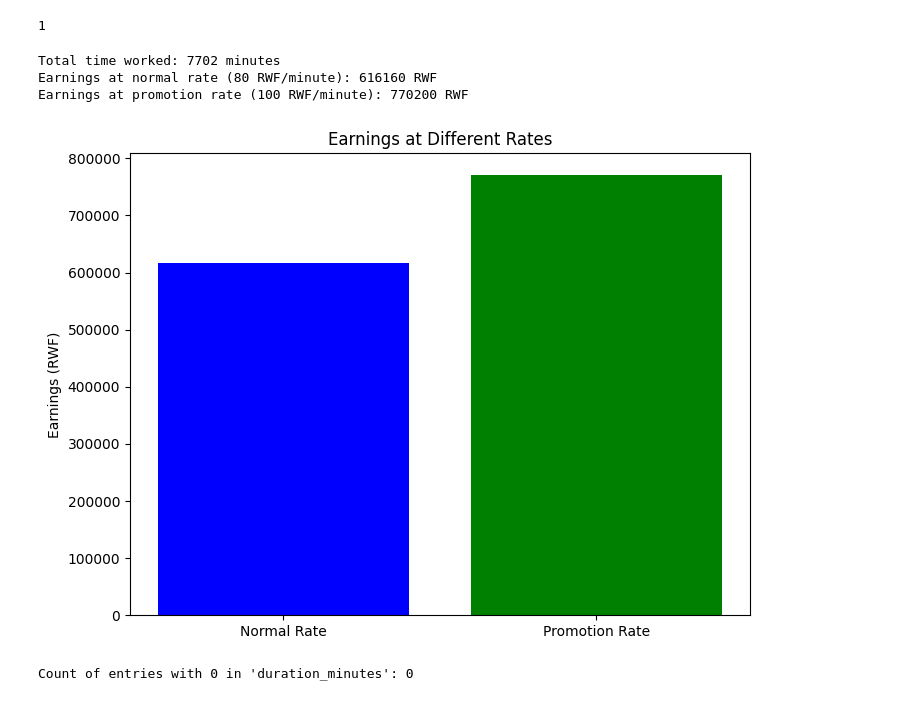
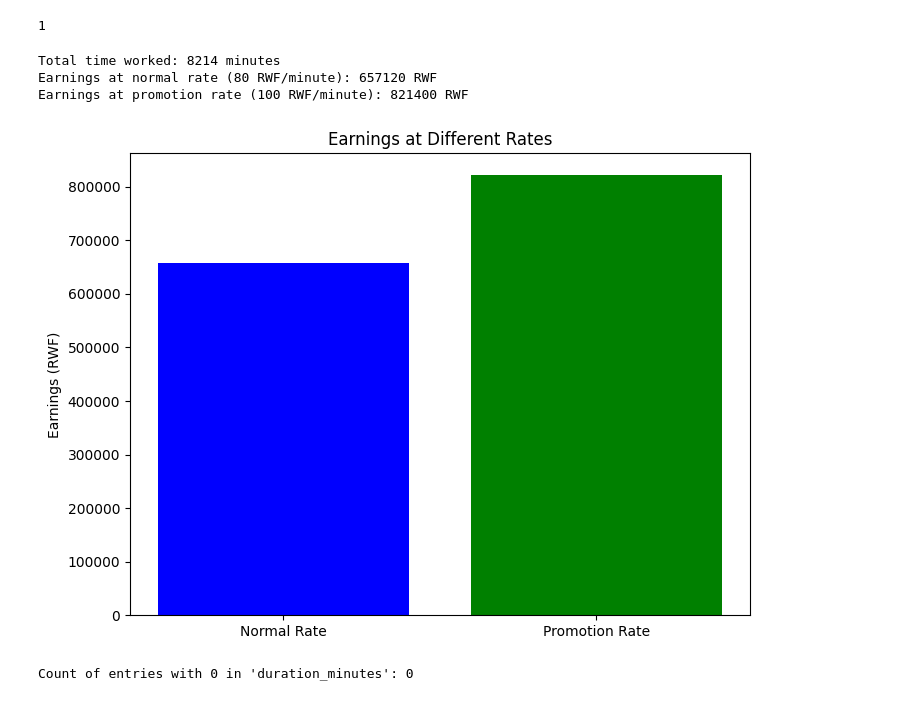
Before and after one commit to Nindenkawe/Playground_Python, a Jupyter notebook: exerciseB/File_manupulation/py_basics.ipynb, the cells around one changed output. Saved outputs shown, nothing was run; the diff lists cells and outputs as text; code cells hidden in the pictures.

```diff
--- a/exerciseB/File_manupulation/py_basics.ipynb
+++ b/exerciseB/File_manupulation/py_basics.ipynb
@@ -167,7 +167,7 @@ def minutes_between_times(start_time, end_time):
     return int(time_difference)
 
 # Read the CSV file into a Pandas DataFrame
-df = pd.read_csv('../File_manupulation/October_minutes - withdates and time.csv')
+df = pd.read_csv('../File_manupulation/October_minutes - withdates and time(1).csv')
 
 # Calculate minutes worked for each entry and store it in a new column
 df['duration_minutes'] = df.apply(lambda row: minutes_between_times(row['start_time'], row['end_time']), axis=1)
@@ -180,37 +180,37 @@ normal_rate = 80  # RWF per minute
 promotion_rate = 100  # RWF per minute during promotion
 
 # Calculate earnings at normal rate and promotion rate
 earnings_normal_rate = total_minutes_worked * normal_rate
 earnings_promotion_rate = total_minutes_worked * promotion_rate
 
 # Create a bar chart to represent earnings
 rates = ['Normal Rate', 'Promotion Rate']
 earnings = [earnings_normal_rate, earnings_promotion_rate]
 
 # Plot the bar chart
 plt.figure(figsize=(8, 6))
 plt.bar(rates, earnings, color=['blue', 'green'])
 plt.ylabel('Earnings (RWF)')
 plt.title('Earnings at Different Rates')
 
 # Print the total time worked and earnings per rate
 print(f"Total time worked: {total_minutes_worked} minutes")
 print(f"Earnings at normal rate ({normal_rate} RWF/minute): {earnings_normal_rate} RWF")
 print(f"Earnings at promotion rate ({promotion_rate} RWF/minute): {earnings_promotion_rate} RWF")
 
 # Show the bar chart
 plt.show()
 
 # Optionally, if you want to view the details of a specific row (e.g., row 117), you can use the following line:
 #print(df.iloc[197])
 count_of_zeros = (df['duration_minutes'] == 0).sum()
 
 print(f"Count of entries with 0 in 'duration_minutes': {count_of_zeros}")
 # %% [output]
-Total time worked: 7702 minutes
-Earnings at normal rate (80 RWF/minute): 616160 RWF
-Earnings at promotion rate (100 RWF/minute): 770200 RWF
+Total time worked: 8214 minutes
+Earnings at normal rate (80 RWF/minute): 657120 RWF
+Earnings at promotion rate (100 RWF/minute): 821400 RWF
-[figure, old version]
+[figure, new version]
 Count of entries with 0 in 'duration_minutes': 0
 # %%
 import pandas as pd
```
Also changed, not shown: parts of 1 cell of this notebook, 1 other file.
